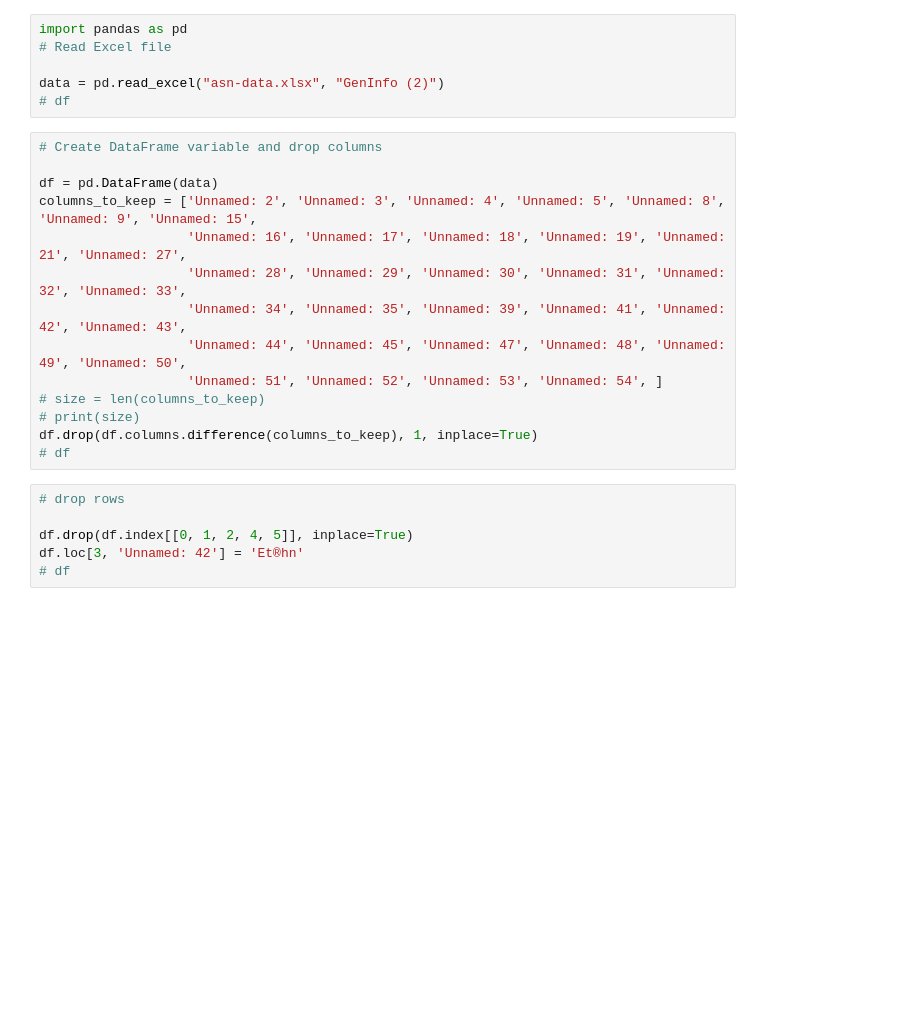
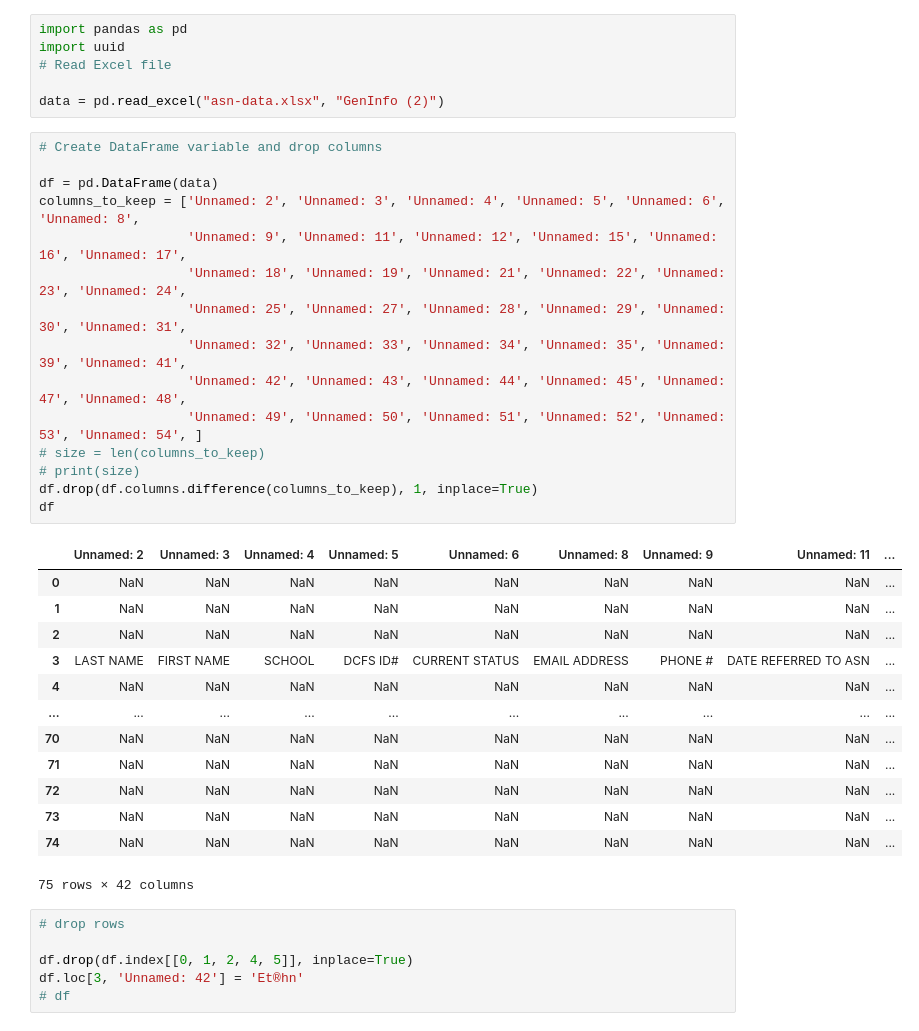
Before and after one commit to LuiHern/sample-data-cleaning, a Jupyter notebook: clean.ipynb, the cells around one changed output. Saved outputs shown, nothing was run; the diff lists cells and outputs as text; blank space fills up the shorter version.

```diff
--- a/clean.ipynb
+++ b/clean.ipynb
@@ -1,23 +1,38 @@
 # %%
 import pandas as pd
+import uuid
 # Read Excel file
 
 data = pd.read_excel("asn-data.xlsx", "GenInfo (2)")
-# df
 # %%
 # Create DataFrame variable and drop columns
 
 df = pd.DataFrame(data)
-columns_to_keep = ['Unnamed: 2', 'Unnamed: 3', 'Unnamed: 4', 'Unnamed: 5', 'Unnamed: 8', 'Unnamed: 9', 'Unnamed: 15',
-                   'Unnamed: 16', 'Unnamed: 17', 'Unnamed: 18', 'Unnamed: 19', 'Unnamed: 21', 'Unnamed: 27',
-                   'Unnamed: 28', 'Unnamed: 29', 'Unnamed: 30', 'Unnamed: 31', 'Unnamed: 32', 'Unnamed: 33',
-                   'Unnamed: 34', 'Unnamed: 35', 'Unnamed: 39', 'Unnamed: 41', 'Unnamed: 42', 'Unnamed: 43',
-                   'Unnamed: 44', 'Unnamed: 45', 'Unnamed: 47', 'Unnamed: 48', 'Unnamed: 49', 'Unnamed: 50',
-                   'Unnamed: 51', 'Unnamed: 52', 'Unnamed: 53', 'Unnamed: 54', ]
+columns_to_keep = ['Unnamed: 2', 'Unnamed: 3', 'Unnamed: 4', 'Unnamed: 5', 'Unnamed: 6', 'Unnamed: 8',
+                   'Unnamed: 9', 'Unnamed: 11', 'Unnamed: 12', 'Unnamed: 15', 'Unnamed: 16', 'Unnamed: 17',
+                   'Unnamed: 18', 'Unnamed: 19', 'Unnamed: 21', 'Unnamed: 22', 'Unnamed: 23', 'Unnamed: 24',
+                   'Unnamed: 25', 'Unnamed: 27', 'Unnamed: 28', 'Unnamed: 29', 'Unnamed: 30', 'Unnamed: 31',
+                   'Unnamed: 32', 'Unnamed: 33', 'Unnamed: 34', 'Unnamed: 35', 'Unnamed: 39', 'Unnamed: 41',
+                   'Unnamed: 42', 'Unnamed: 43', 'Unnamed: 44', 'Unnamed: 45', 'Unnamed: 47', 'Unnamed: 48',
+                   'Unnamed: 49', 'Unnamed: 50', 'Unnamed: 51', 'Unnamed: 52', 'Unnamed: 53', 'Unnamed: 54', ]
 # size = len(columns_to_keep)
 # print(size)
 df.drop(df.columns.difference(columns_to_keep), 1, inplace=True)
-# df
+df
+# %% [output]
+|  | Unnamed: 2 | Unnamed: 3 | Unnamed: 4 | Unnamed: 5 | Unnamed: 6 | Unnamed: 8 | Unnamed: 9 | Unnamed: 11 | ... |
+| 0 | NaN | NaN | NaN | NaN | NaN | NaN | NaN | NaN | ... |
+| 1 | NaN | NaN | NaN | NaN | NaN | NaN | NaN | NaN | ... |
+| 2 | NaN | NaN | NaN | NaN | NaN | NaN | NaN | NaN | ... |
+| 3 | LAST NAME | FIRST NAME | SCHOOL | DCFS ID# | CURRENT STATUS | EMAIL ADDRESS | PHONE # | DATE REFERRED TO ASN | ... |
+| 4 | NaN | NaN | NaN | NaN | NaN | NaN | NaN | NaN | ... |
+| ... | ... | ... | ... | ... | ... | ... | ... | ... | ... |
+| 70 | NaN | NaN | NaN | NaN | NaN | NaN | NaN | NaN | ... |
+| 71 | NaN | NaN | NaN | NaN | NaN | NaN | NaN | NaN | ... |
+| 72 | NaN | NaN | NaN | NaN | NaN | NaN | NaN | NaN | ... |
+| 73 | NaN | NaN | NaN | NaN | NaN | NaN | NaN | NaN | ... |
+| 74 | NaN | NaN | NaN | NaN | NaN | NaN | NaN | NaN | ... |
+75 rows × 42 columns
 # %%
 # drop rows
 
```
Also changed, not shown: parts of 8 cells of this notebook, 13 other files.
